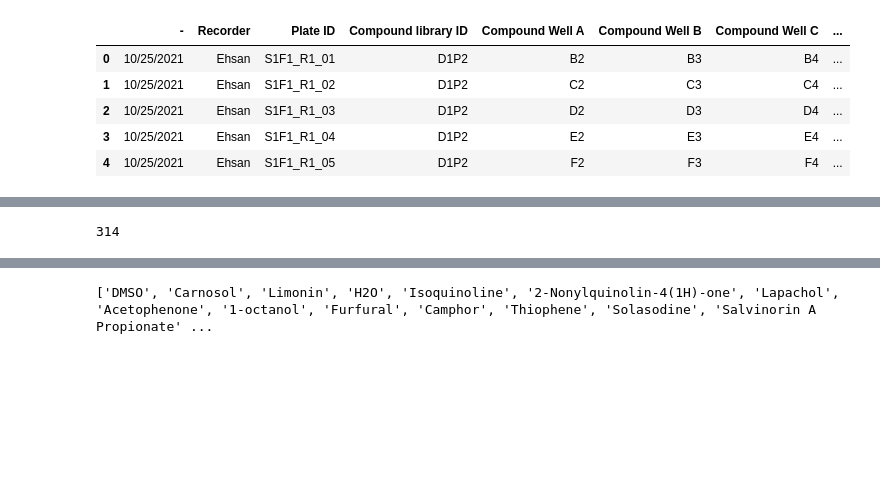
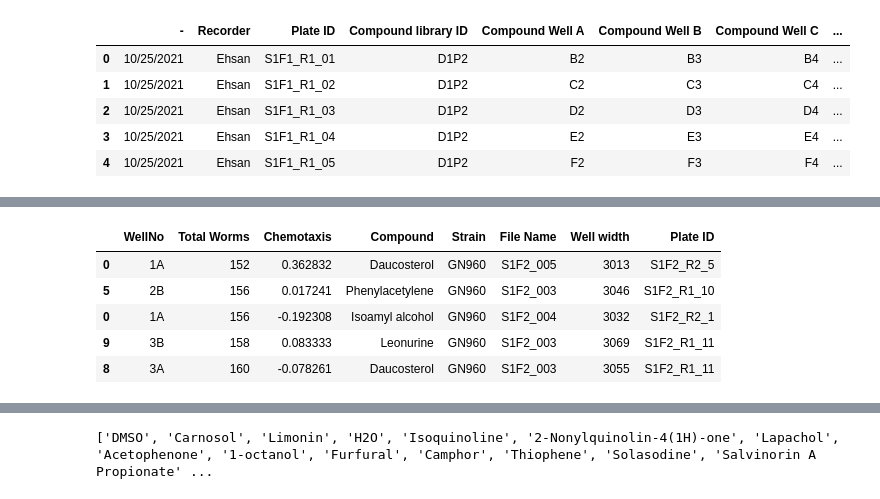
Before and after one commit to Neuroplant-Resources/Neuroplant-OWL, a Jupyter notebook: S1/S1F1_unblinding.ipynb, the cells around one changed output, grey strips where cells are left out. Saved outputs shown, nothing was run; the diff lists cells and outputs as text; code cells hidden in the pictures; blank space fills up the shorter version.

```diff
--- a/S1/S1F1_unblinding.ipynb
+++ b/S1/S1F1_unblinding.ipynb
@@ -188,20 +194,21 @@ def add_Compound(row, metadata):
     return compound.values[0]
 
 ia_results['Compound'] = ia_results.apply(
-    lambda row: add_Compound(row, ia), axis=1)
+    lambda row: add_Compound(row, md), axis=1)
 # %%
 def add_Strain(row, metadata):
-    slotID = int(row['WellNo'][0])
+    slotID = row['WellNo'][0]
     strain = metadata.loc[
         (metadata['Plate ID']==row['Plate ID']) &
         (metadata['Scanner Slot:']==slotID)]['Strain Well A ']
+
     if len(strain) == 0:
         return 'Empty'
     else:
         return strain.values[0]
 
 ia_results['Strain'] = ia_results.apply(
-    lambda row: add_Strain(row, ia), axis=1)
+    lambda row: add_Strain(row, md), axis=1)
 # %%
 filtered = ia_results.loc[ia_results['Total Worms'] >= 150]
 print(len(filtered))
@@ -210,7 +217,12 @@ print(len(filtered))
 # %%
 filtered = filtered.loc[filtered['Compound'] != 'Empty']
 # %%
-print(len(filtered))
+filtered.head()
 # %% [output]
-314
+|  | WellNo | Total Worms | Chemotaxis | Compound | Strain | File Name | Well width | Plate ID |
+| 0 | 1A | 152 | 0.362832 | Daucosterol | GN960 | S1F2_005 | 3013 | S1F2_R2_5 |
+| 5 | 2B | 156 | 0.017241 | Phenylacetylene | GN960 | S1F2_003 | 3046 | S1F2_R1_10 |
+| 0 | 1A | 156 | -0.192308 | Isoamyl alcohol | GN960 | S1F2_004 | 3032 | S1F2_R2_1 |
+| 9 | 3B | 158 | 0.083333 | Leonurine | GN960 | S1F2_003 | 3069 | S1F2_R1_11 |
+| 8 | 3A | 160 | -0.078261 | Daucosterol | GN960 | S1F2_003 | 3055 | S1F2_R1_11 |
 # %%
```
Also changed, not shown: parts of 19 cells of this notebook, 6 other files.
